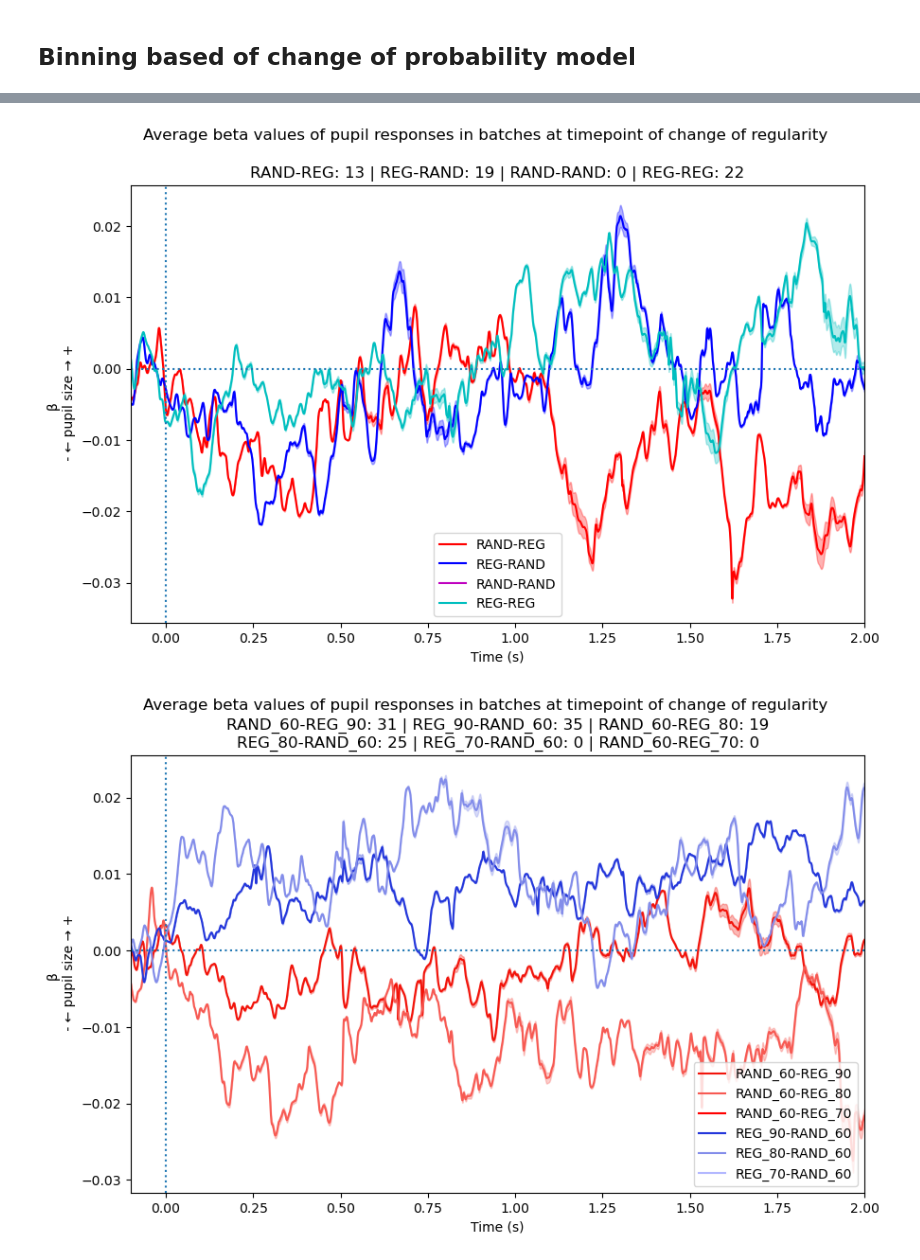
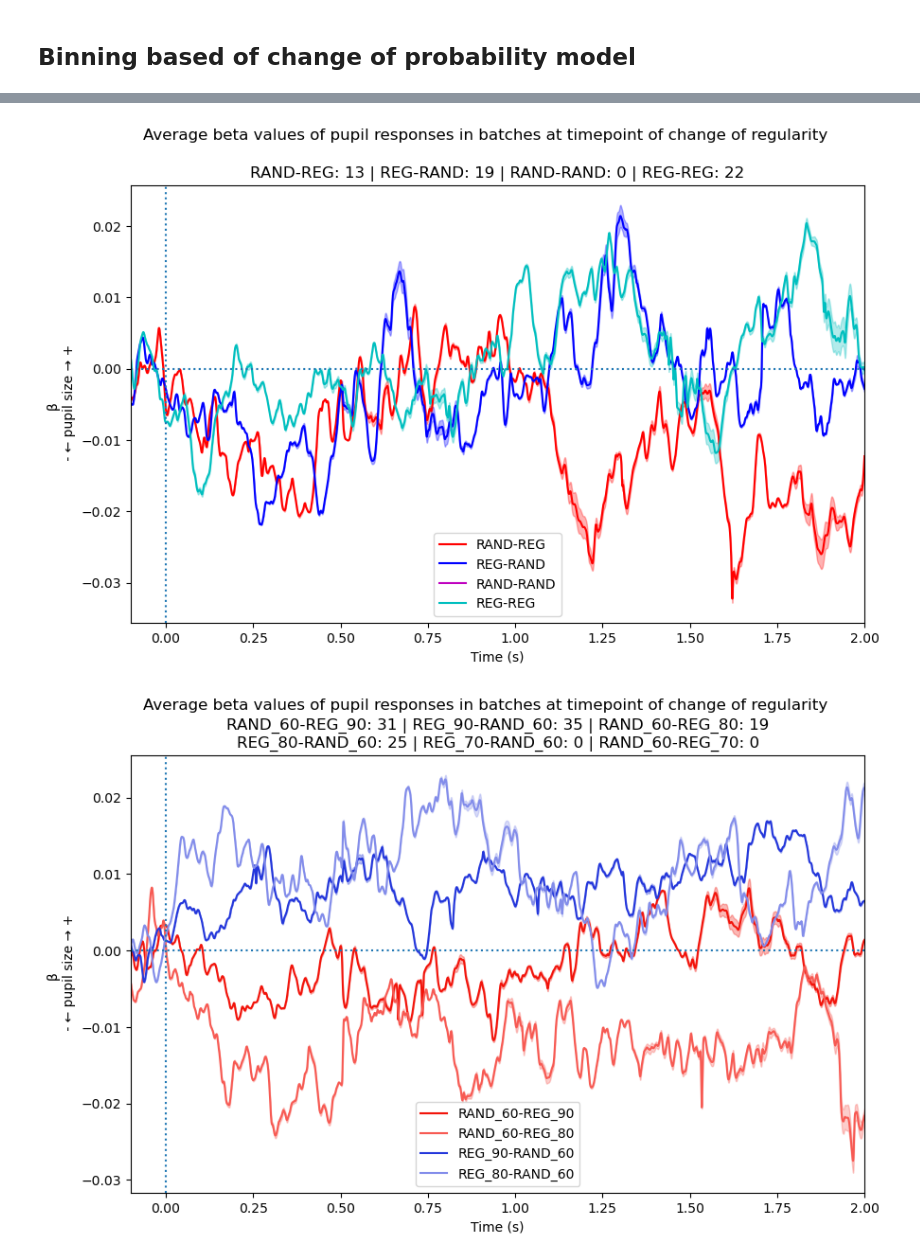
Before and after one commit to jl-schroeder/stochastic-tones-pupillometry, a Jupyter notebook: MNE-pupil_cleaned.ipynb, the cells around one changed output, grey strips where cells are left out. Cells and saved outputs as stored; diff of their text form; code cells hidden in the pictures.

```diff
--- a/MNE-pupil_cleaned.ipynb
+++ b/MNE-pupil_cleaned.ipynb
@@ -222,10 +228,11 @@ def add_event_from_df(raw, df, event_nm):
 
 
     # # combine pupil data and behavioural data and perform linear regression
-def pupil_data_lin_reg(df_beh, pupil_df):
+def pupil_data_lin_reg(df_beh, pupil_df, column_of_interest='onoff'):
     """ combine behavioural df and pupil df and apply a linear regression on the resulting df
         df_beh:   dataframe containing behavioural data
         pupil_df: dataframe containing pupil data
+        column_of_interest: column of interest in behavioural df
     """
     ##
     # Combine pupil data and behavioural data
@@ -234,7 +241,10 @@ def pupil_data_lin_reg(df_beh, pupil_df):
 
     df = map_stim_to_time(pupil_df, df_beh, cn_stim='stimulus', cn_ts='time',
                          beh_cn_onset='timing_meg', beh_cn_offset='timing_offset_meg')
-    df = map_columns_to_time(df, df_beh, col_to_trans=['drex_surp','block','prob','prob_change','group_change'], indicator_nm='stimulus')
+    if column_of_interest == 'onoff':
+        df = map_columns_to_time(df, df_beh, col_to_trans=['block','prob','prob_change','group_change'], indicator_nm='stimulus')
+    else:
+        df = map_columns_to_time(df, df_beh, col_to_trans=['block','prob','prob_change','group_change',column_of_interest], indicator_nm='stimulus')
 
     df = map_block_to_run(df, df_beh, run_nm='run', block_nm_beh='block', block_nm='block')
 
@@ -249,11 +259,11 @@ def pupil_data_lin_reg(df_beh, pupil_df):
     col_to_trans = ['center_freq_a', 'center_freq_b', 'center_freq_a_oct', 'center_freq_b_oct', 'probability_a', 'probability_b']
     df = map_columns_to_time(df, df_beh, col_to_trans, indicator_nm='segment_all')
 
-    fir_columns  =  ['onoff']
+    fir_columns  =  [column_of_interest]
     # add fir impulses to dataframe
     df = time_transform_FIR(df, 'stimulus', fir_columns)
 
-    event_columns = ['FIR_onoff']
+    event_columns = ['FIR_'+column_of_interest]
     dataPP = np.atleast_2d(df['pupil'].T.to_numpy())
 
     ch_names = ['pupil']
@@ -266,13 +276,13 @@ def pupil_data_lin_reg(df_beh, pupil_df):
         raw = add_event_from_df(raw, df, evnt)
 
     # Find events
-    events = mne.find_events(raw, stim_channel='FIR_onoff')
+    events = mne.find_events(raw, stim_channel=event_columns[0])
 
     # Create epochs ('timelocked data' per 'event')
     epochs = mne.Epochs(raw, events, tmin=-0.1, tmax=2, preload=True, baseline=(-0.1,0.0))
 
     # Get the data for the 'FIR_drex_surp' channel
-    fir_surprisal_data = raw.copy().pick_channels(['FIR_onoff']).get_data()
+    fir_surprisal_data = raw.copy().pick_channels(event_columns).get_data()
 
     # get list of bad epochs
     bad_e = []
@@ -288,12 +298,12 @@ def pupil_data_lin_reg(df_beh, pupil_df):
     fit_surp_no_bad = np.delete(fit_surp_no_bad, bad_e)
 
     # Perform linear regression - in this case for drex_surp
-    res = linear_regression(epochs, fit_surp_no_bad[fit_surp_no_bad>0, np.newaxis], names=['FIR_onoff'])
+    res = linear_regression(epochs, fit_surp_no_bad[fit_surp_no_bad>0, np.newaxis], names=event_columns)
 
     # Access the beta values and related information
-    beta_values = res['FIR_onoff'].beta
-    t_values = res['FIR_onoff'].t_val
-    p_values = res['FIR_onoff'].p_val
+    beta_values = res[event_columns[0]].beta
+    t_values = res[event_columns[0]].t_val
+    p_values = res[event_columns[0]].p_val
     return beta_values, p_values
 # %% [markdown]
 ## Plot overall pupil responses to suprising events
@@ -990,12 +949,13 @@ for idx,subj in enumerate(sub_names):
                 df_beh_full.loc[idx_end,('prob_change')] = 10 # REG_70-RAND_60
 
     # select sub-df and perform linear regression
+    # for rr in range(1,df_beh_full['prob_change'].max()+1):
     for rr in range(1,9):
         # select subset of df
         df_beh = df_beh_full.loc[(df_beh_full['prob_change']==rr) & (df_beh_full['group_change']==1)]
 
         # check if any data in df
-        if df_beh.shape[0] >= 1:
+        if df_beh.shape[0] > 1:
             beta_values,p_values = pupil_data_lin_reg(df_beh, pupil_df)
         else:
             beta_values.data[0,:] = float('nan')
@@ -1299,33 +1069,33 @@ ax.legend()
 plt.title('RAND-REG: ' + str(nr_rare) + ' | REG-RAND: ' + str(nr_rera) + ' | RAND-RAND: ' + str(nr_rara) + ' | REG-REG: ' + str(nr_rere))
 plt.suptitle("Average beta values of pupil responses in batches at timepoint of change of regularity", fontsize=12);
 plt.show()
 
 # plot
 fig, ax = plt.subplots()
 fig.set_figheight(6)
 fig.set_figwidth(10)
 ax.set_subplotspec
 ax.plot(time_ax, beta_ra6re9,linestyle = 'solid', color='#f2140b', label='RAND_60-REG_90')
 plt.fill_between(time_ax, beta_ra6re9-var_ra6re9, beta_ra6re9+var_ra6re9, alpha=0.3, edgecolor='#f2140b', facecolor='#f2140b')
 ax.plot(time_ax, beta_ra6re8,linestyle = 'solid', color='#f75a53', label='RAND_60-REG_80')
 plt.fill_between(time_ax, beta_ra6re8-var_ra6re8, beta_ra6re8+var_ra6re8, alpha=0.3, edgecolor='#f75a53', facecolor='#f75a53')
-ax.plot(time_ax, beta_ra6re7,linestyle = 'solid', color='#ff0000', label='RAND_60-REG_70')
+ax.plot(time_ax, beta_ra6re7,linestyle = 'solid', color='#ff0000', label='_RAND_60-REG_70')
 plt.fill_between(time_ax, beta_ra6re7-var_ra6re7, beta_ra6re7+var_ra6re7, alpha=0.3, edgecolor='#ff0000', facecolor='#ff0000')
 ax.plot(time_ax, beta_re9ra6,linestyle = 'solid', color='#2437db', label='REG_90-RAND_60')
 plt.fill_between(time_ax, beta_re9ra6-var_re9ra6, beta_re9ra6+var_re9ra6, alpha=0.3, edgecolor='#2437db', facecolor='#2437db')
 ax.plot(time_ax, beta_re8ra6,linestyle = 'solid', color='#838dea', label='REG_80-RAND_60')
 plt.fill_between(time_ax, beta_re8ra6-var_re8ra6, beta_re8ra6+var_re8ra6, alpha=0.3, edgecolor='#838dea', facecolor='#838dea')
-ax.plot(time_ax, beta_re7ra6,linestyle = 'solid', color='#b3b8ff', label='REG_70-RAND_60')
+ax.plot(time_ax, beta_re7ra6,linestyle = 'solid', color='#b3b8ff', label='_REG_70-RAND_60')
 plt.fill_between(time_ax, beta_re7ra6-var_re7ra6, beta_re7ra6+var_re7ra6, alpha=0.3, edgecolor='#b3b8ff', facecolor='#b3b8ff')
 ax.axvline(x=0,linestyle = 'dotted')
 ax.axhline(y=0,linestyle = 'dotted')
 ax.axes.set_xlabel("Time (s)")
 ax.axes.set_ylabel("β \n - ← pupil size → +")
 ax.set_xlim([-0.1, 2])
 ax.legend()
 plt.title('RAND_60-REG_90: ' + str(nr_ra6re9) + ' | REG_90-RAND_60: ' + str(nr_re9ra6) + ' | RAND_60-REG_80: ' + str(nr_ra6re8) + '\nREG_80-RAND_60: ' + str(nr_re8ra6) + ' | REG_70-RAND_60: ' + str(nr_re7ra6) + ' | RAND_60-REG_70: ' + str(nr_ra6re7))
 plt.suptitle("Average beta values of pupil responses in batches at timepoint of change of regularity", fontsize=12);
 plt.show()
 # %% [output]
 [figure]
-[figure, old version]
+[figure, new version]
```
Also changed, not shown: parts of 6 cells of this notebook.
